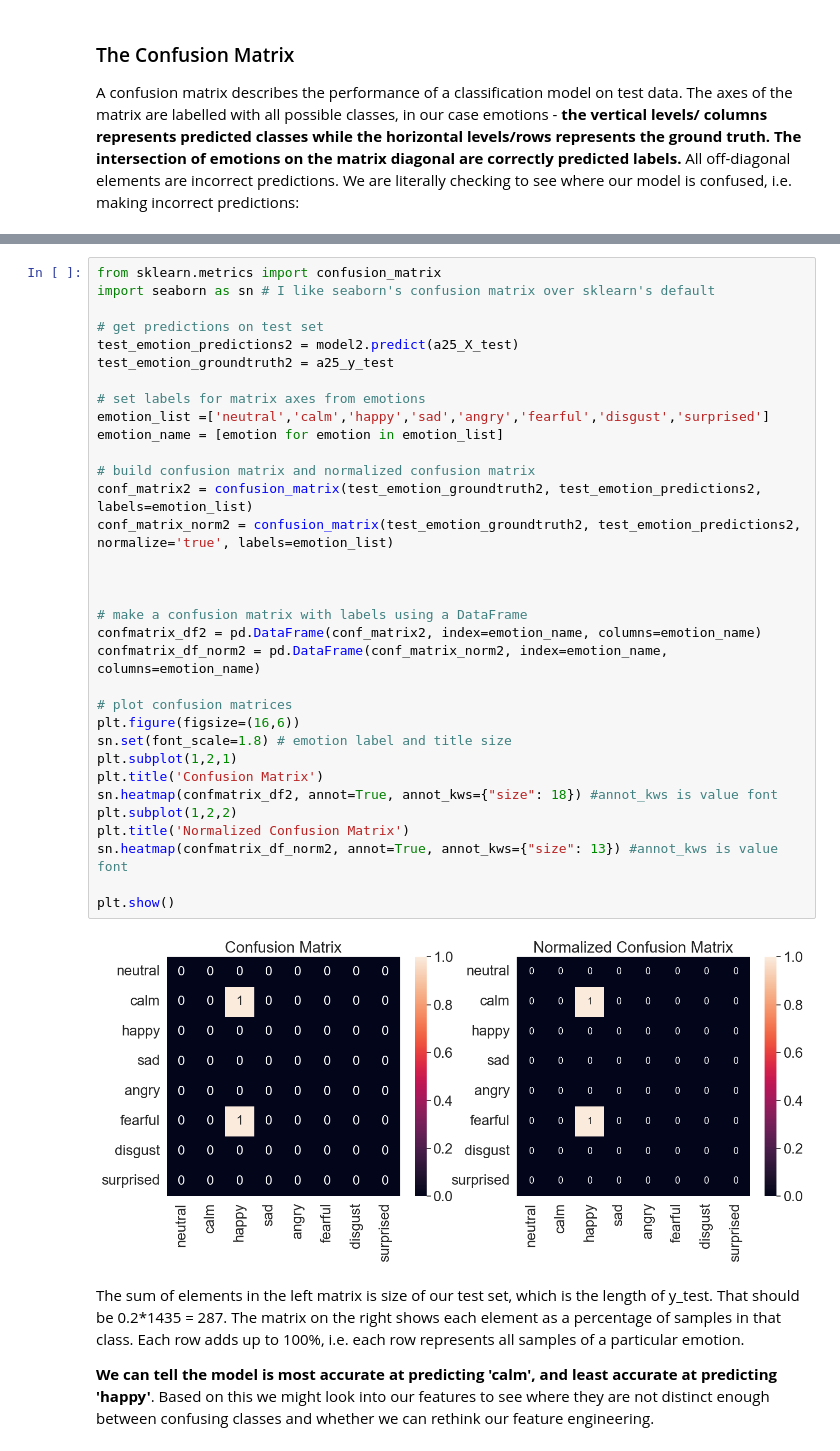
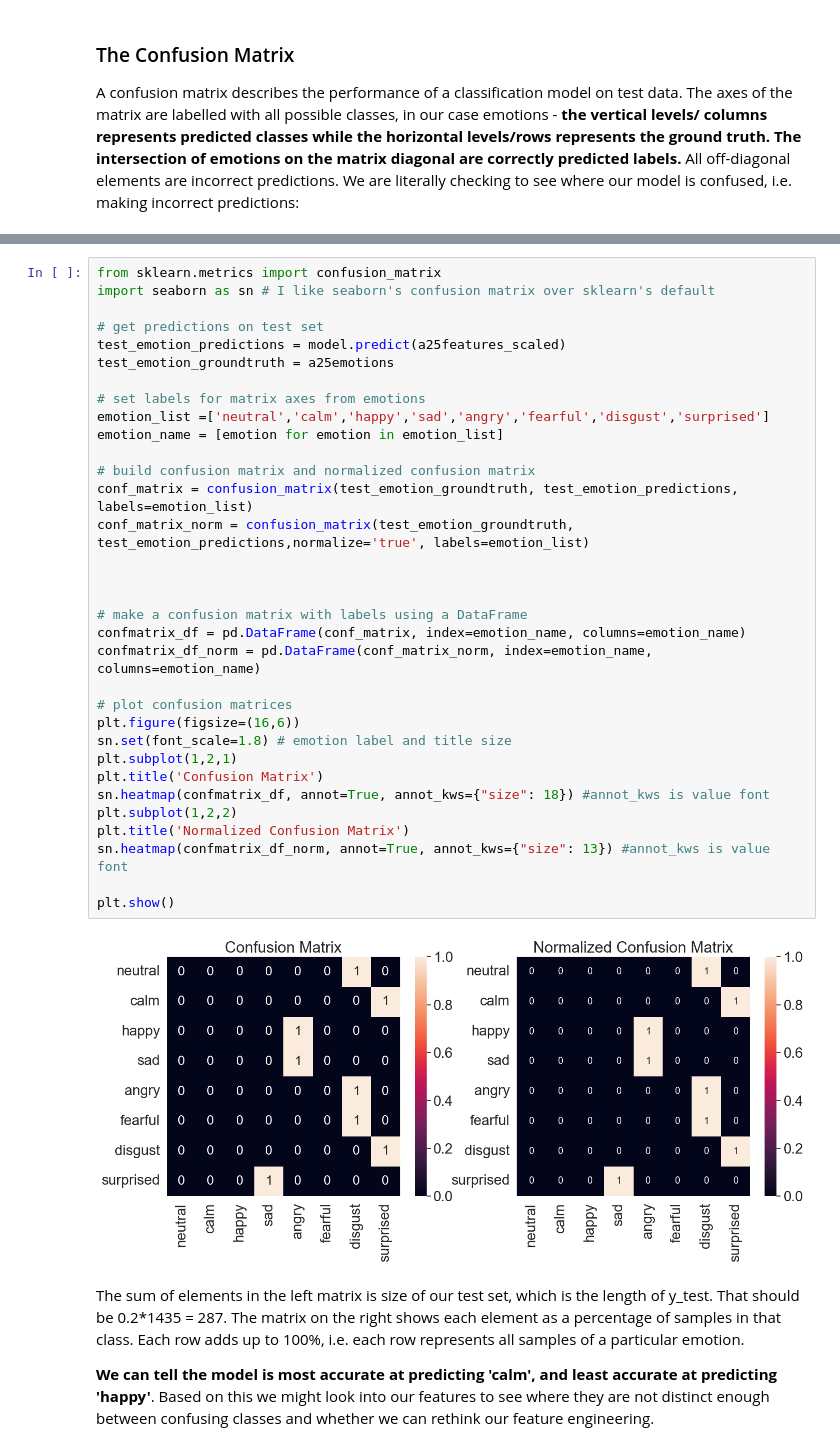
Before and after one commit to thomasp3450/Week4-NeuralNetworks, a Jupyter notebook: Week4__Neural_Networks.ipynb, the cells around one changed output, grey strips where cells are left out. Cells and saved outputs as stored; diff of their text form.

Commit message:
Fixing errors related to training A25 -- corrected by training on RAVDESS data, confusion matrices fixed

```diff
--- a/Week4__Neural_Networks.ipynb
+++ b/Week4__Neural_Networks.ipynb
@@ -829,38 +758,38 @@ plt.show()
 # %%
 from sklearn.metrics import confusion_matrix
 import seaborn as sn # I like seaborn's confusion matrix over sklearn's default
 
 # get predictions on test set
-test_emotion_predictions2 = model2.predict(a25_X_test)
-test_emotion_groundtruth2 = a25_y_test
+test_emotion_predictions = model.predict(a25features_scaled)
+test_emotion_groundtruth = a25emotions
 
 # set labels for matrix axes from emotions
 emotion_list =['neutral','calm','happy','sad','angry','fearful','disgust','surprised']
 emotion_name = [emotion for emotion in emotion_list]
 
 # build confusion matrix and normalized confusion matrix
-conf_matrix2 = confusion_matrix(test_emotion_groundtruth2, test_emotion_predictions2, labels=emotion_list)
-conf_matrix_norm2 = confusion_matrix(test_emotion_groundtruth2, test_emotion_predictions2, normalize='true', labels=emotion_list)
+conf_matrix = confusion_matrix(test_emotion_groundtruth, test_emotion_predictions, labels=emotion_list)
+conf_matrix_norm = confusion_matrix(test_emotion_groundtruth, test_emotion_predictions,normalize='true', labels=emotion_list)
 
 
 
 # make a confusion matrix with labels using a DataFrame
-confmatrix_df2 = pd.DataFrame(conf_matrix2, index=emotion_name, columns=emotion_name)
-confmatrix_df_norm2 = pd.DataFrame(conf_matrix_norm2, index=emotion_name, columns=emotion_name)
+confmatrix_df = pd.DataFrame(conf_matrix, index=emotion_name, columns=emotion_name)
+confmatrix_df_norm = pd.DataFrame(conf_matrix_norm, index=emotion_name, columns=emotion_name)
 
 # plot confusion matrices
 plt.figure(figsize=(16,6))
 sn.set(font_scale=1.8) # emotion label and title size
 plt.subplot(1,2,1)
 plt.title('Confusion Matrix')
-sn.heatmap(confmatrix_df2, annot=True, annot_kws={"size": 18}) #annot_kws is value font
+sn.heatmap(confmatrix_df, annot=True, annot_kws={"size": 18}) #annot_kws is value font
 plt.subplot(1,2,2)
 plt.title('Normalized Confusion Matrix')
-sn.heatmap(confmatrix_df_norm2, annot=True, annot_kws={"size": 13}) #annot_kws is value font
+sn.heatmap(confmatrix_df_norm, annot=True, annot_kws={"size": 13}) #annot_kws is value font
 
 plt.show()
 # %% [output]
-[figure, old version]
+[figure, new version]
 # %% [markdown]
 The sum of elements in the left matrix is size of our test set, which is the length of y_test. That should be 0.2*1435 = 287. The matrix on the right shows each element as a percentage of samples in that class. Each row adds up to 100%, i.e. each row represents all samples of a particular emotion.
 
```
Also changed, not shown: parts of 10 cells of this notebook.
